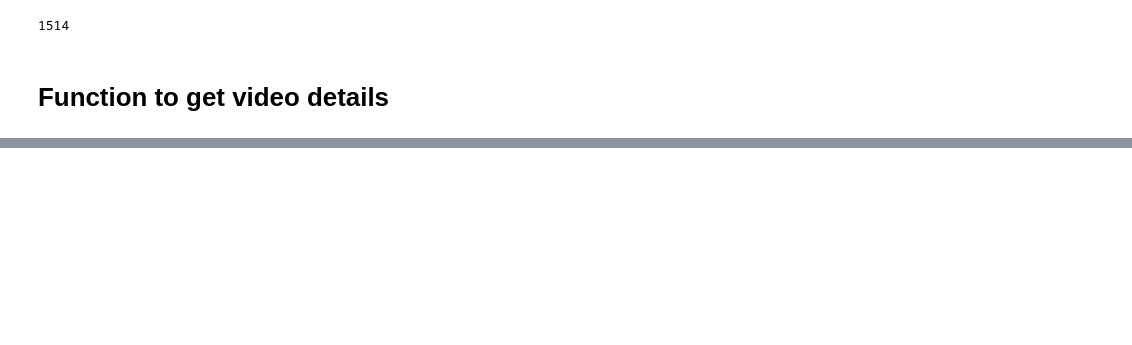
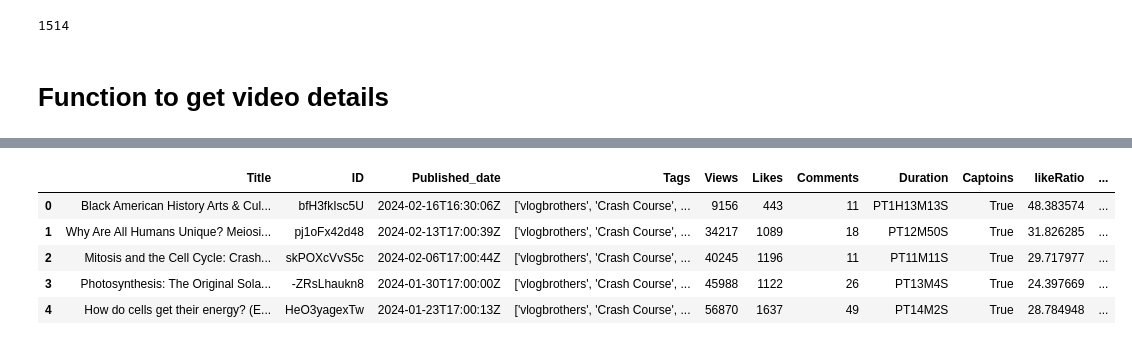
Before and after one commit to RanaAlsayyari/youtubeAPI, a Jupyter notebook: dataSet.ipynb, the cells around one changed output, grey strips where cells are left out. Drawn from its saved outputs; the diff is of its cells as text; code cells hidden in the pictures; blank space fills up the shorter version.

```diff
--- a/dataSet.ipynb
+++ b/dataSet.ipynb
@@ -148,3 +148,6 @@ video_data
 # %%
 # Save DataFrame to CSV file
 video_data.to_csv('video_data.csv', index=False)
+# %%
+df = pd.read_csv('video_data.csv')
+df.head()
@@ -150,0 +226,13 @@ video_data.to_csv('video_data.csv', index=False)
+# %%
+# Comments and likes per 1000 view ratio
+df['likeRatio'] = df['Likes']/ df['Views'] * 1000
+df['commentRatio'] = df['Comments']/ df['Views'] * 1000
+
+df.head()
+# %% [output]
+|  | Title | ID | Published_date | Tags | Views | Likes | Comments | Duration | Captoins | likeRatio | ... |
+| 0 | Black American History Arts & Cul... | bfH3fkIsc5U | 2024-02-16T16:30:06Z | ['vlogbrothers', 'Crash Course', ... | 9156 | 443 | 11 | PT1H13M13S | True | 48.383574 | ... |
+| 1 | Why Are All Humans Unique? Meiosi... | pj1oFx42d48 | 2024-02-13T17:00:39Z | ['vlogbrothers', 'Crash Course', ... | 34217 | 1089 | 18 | PT12M50S | True | 31.826285 | ... |
+| 2 | Mitosis and the Cell Cycle: Crash... | skPOXcVvS5c | 2024-02-06T17:00:44Z | ['vlogbrothers', 'Crash Course', ... | 40245 | 1196 | 11 | PT11M11S | True | 29.717977 | ... |
+| 3 | Photosynthesis: The Original Sola... | -ZRsLhaukn8 | 2024-01-30T17:00:00Z | ['vlogbrothers', 'Crash Course', ... | 45988 | 1122 | 26 | PT13M4S | True | 24.397669 | ... |
+| 4 | How do cells get their energy? (E... | HeO3yagexTw | 2024-01-23T17:00:13Z | ['vlogbrothers', 'Crash Course', ... | 56870 | 1637 | 49 | PT14M2S | True | 28.784948 | ... |
```
Also changed, not shown: parts of 11 cells of this notebook, 1 other file.
